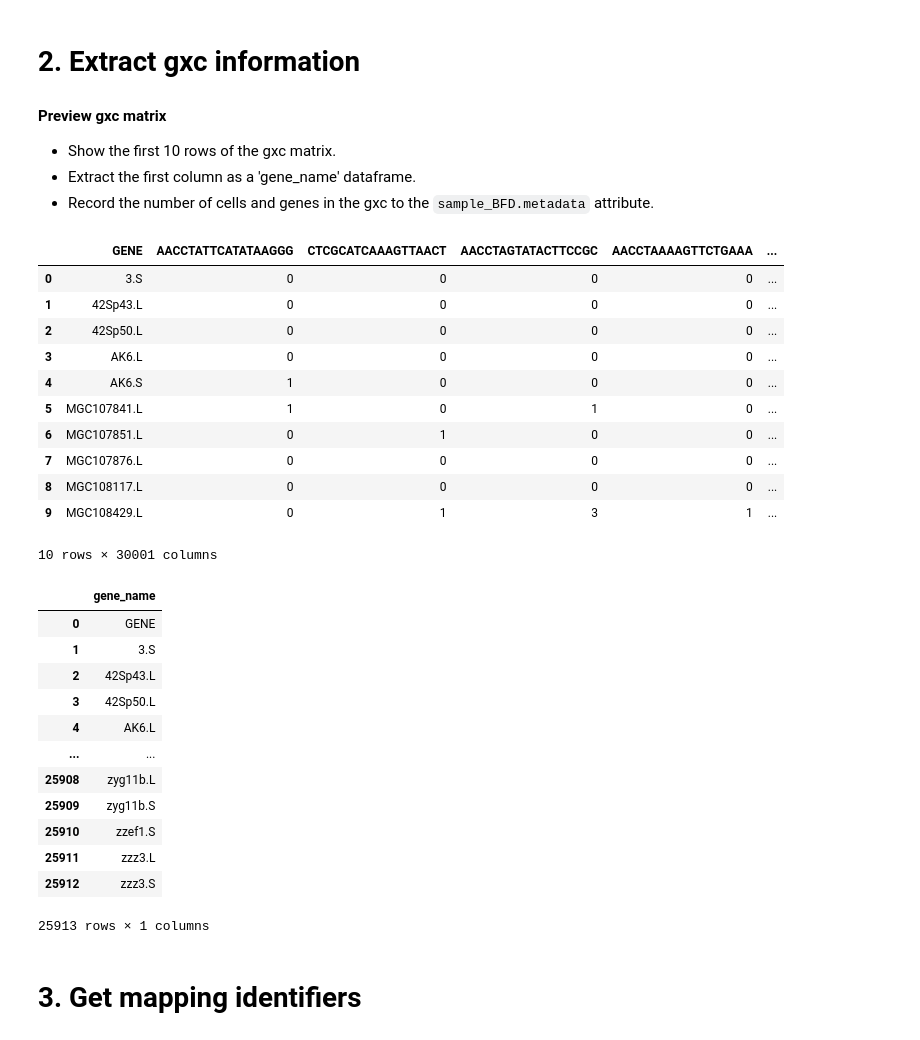
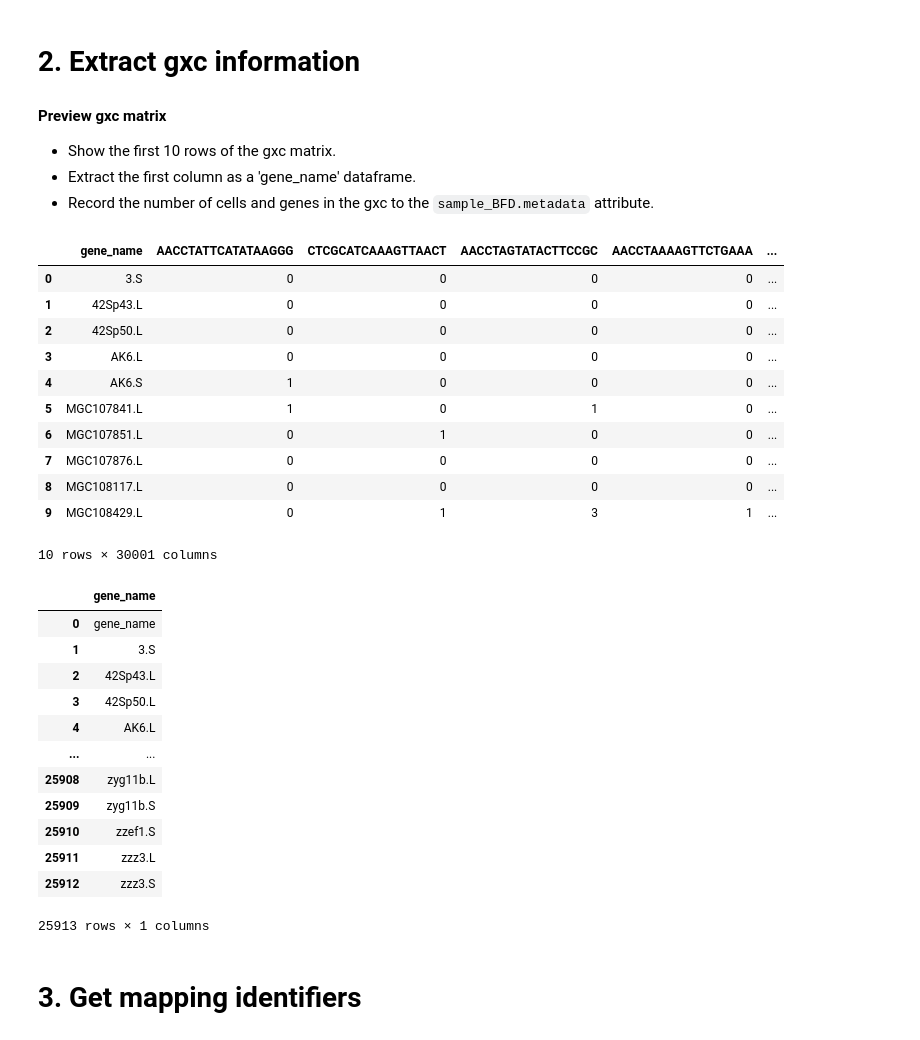
Before and after one commit to Arcadia-Science/glial-origins, a Jupyter notebook: notebooks/Xlae_adultbrain/1_Xlae_adultbrain_downloading.ipynb, the cells around one changed output. Cells and saved outputs as stored; diff of their text form; code cells hidden in the pictures.

```diff
--- a/notebooks/Xlae_adultbrain/1_Xlae_adultbrain_downloading.ipynb
+++ b/notebooks/Xlae_adultbrain/1_Xlae_adultbrain_downloading.ipynb
@@ -145,16 +145,20 @@ gzip: /home/ec2-user/glial-origins/output/Xlae_adultbrain/GSM6214268_Xenopus_bra
 - Extract the first column as a 'gene_name' dataframe.
 - Record the number of cells and genes in the gxc to the `sample_BFD.metadata` attribute.
 # %%
+genes_matrix_coerced = pd.read_csv(sample_BFD.gxc.path, sep = '\t')
+genes_matrix_coerced.rename(columns = {'GENE': 'gene_name'}, inplace = True)
+genes_matrix_coerced.to_csv(sample_BFD.gxc.path, sep = '\t', index = None)
+
 genes_matrix = pd.read_csv(sample_BFD.gxc.path, sep = '\t', nrows = 10)
 display(genes_matrix)
 
 gxc_genes_list = pd.read_csv(sample_BFD.gxc.path, sep = '\t', usecols=[0], names = ['gene_name'])
 display(gxc_genes_list)
 
 sample_BFD.metadata.add('num_cells', len(genes_matrix.columns) - 1)
 sample_BFD.metadata.add('num_genes', len(gxc_genes_list))
 # %% [output]
-|  | GENE | AACCTATTCATATAAGGG | CTCGCATCAAAGTTAACT | AACCTAGTATACTTCCGC | AACCTAAAAGTTCTGAAA | ... |
+|  | gene_name | AACCTATTCATATAAGGG | CTCGCATCAAAGTTAACT | AACCTAGTATACTTCCGC | AACCTAAAAGTTCTGAAA | ... |
 | 0 | 3.S | 0 | 0 | 0 | 0 | ... |
 | 1 | 42Sp43.L | 0 | 0 | 0 | 0 | ... |
 | 2 | 42Sp50.L | 0 | 0 | 0 | 0 | ... |
@@ -167,7 +171,7 @@ sample_BFD.metadata.add('num_genes', len(gxc_genes_list))
 | 9 | MGC108429.L | 0 | 1 | 3 | 1 | ... |
 10 rows × 30001 columns
 |  | gene_name |
-| 0 | GENE |
+| 0 | gene_name |
 | 1 | 3.S |
 | 2 | 42Sp43.L |
 | 3 | 42Sp50.L |
```
Also changed, not shown: parts of 3 cells of this notebook, 2 other files.
